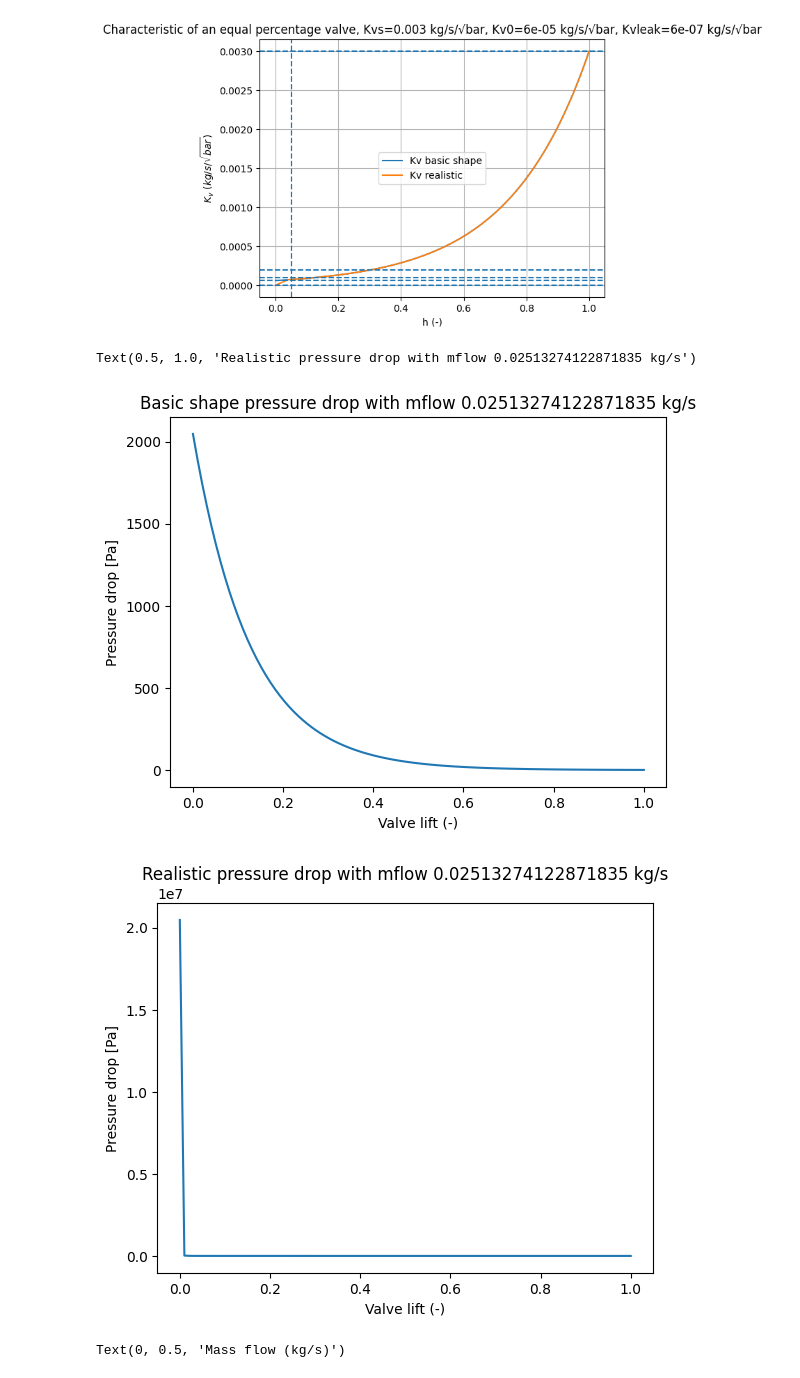
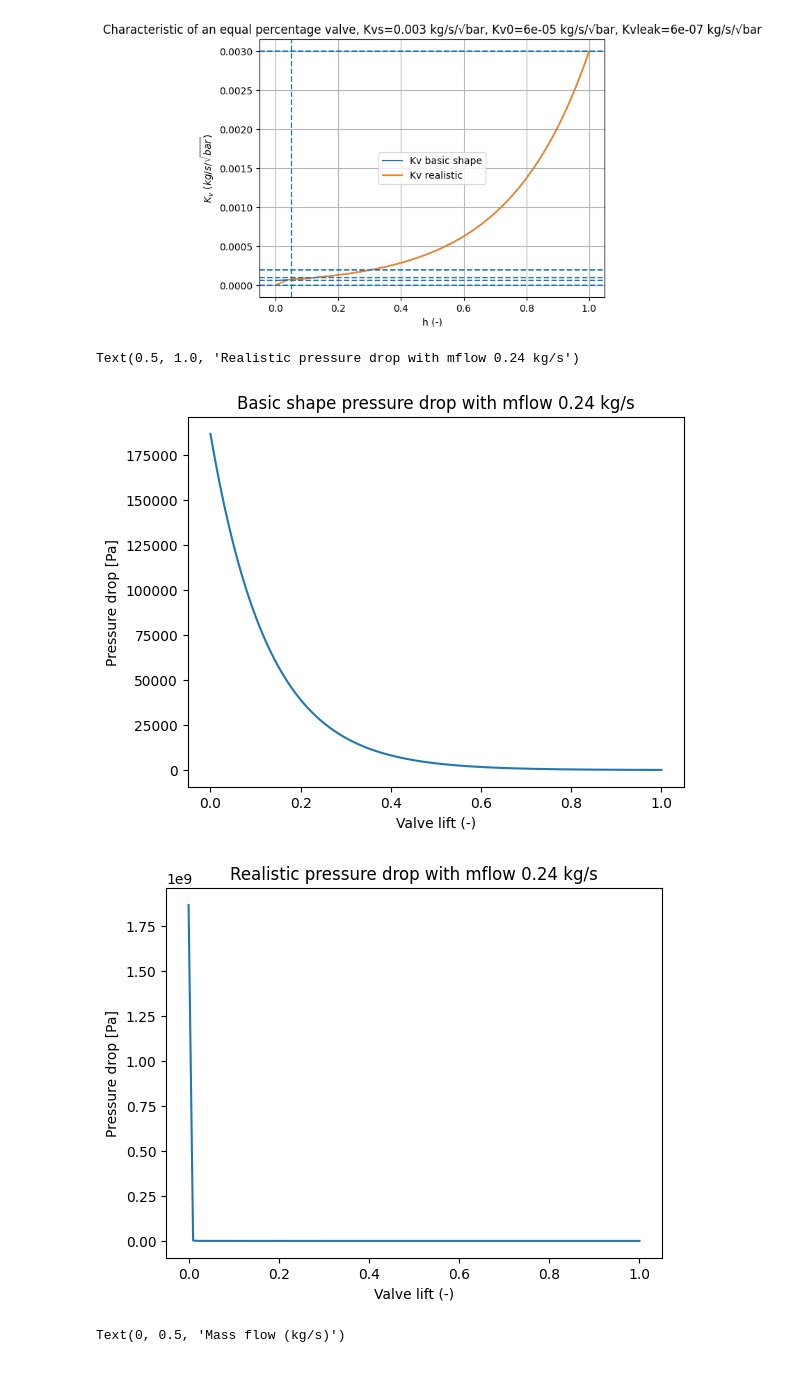
Before and after one commit to Pietervb2/thesis, a Jupyter notebook: obtain_realistic parameters.ipynb, the cells around one changed output. Drawn from its saved outputs; the diff is of its cells as text; code cells hidden in the pictures.

```diff
--- a/obtain_realistic parameters.ipynb
+++ b/obtain_realistic parameters.ipynb
@@ -255,36 +257,36 @@ plt.show()
 # %% [output]
 [figure]
 # %%
-# mflow = 0.24 #kg/s
-mflow = 0.02 * np.pi * 1000 * 0.02**2
+mflow = 0.24 #kg/s
+# mflow = 1 * np.pi * 1000 * 0.02**2
 Kvs = 0.1/3.6
 h_star = 0.05
 
 dp_array_ideal = np.zeros(100)
 dp_array_real = np.zeros(100)
 
 for k in range(len(h_array)):
     Kv_ideal = Kv_ideal_func(h_array[k],Kvs)
     Kv_real = Kv_real_func(h_array[k],Kvs, h_star)
     dp_array_ideal[k] = (mflow/(Kv_ideal))**2
     dp_array_real[k] = (mflow/(Kv_real))**2
 
 plt.figure()
 plt.plot(h_array,dp_array_ideal)
 plt.xlabel("Valve lift (-)")
 plt.ylabel("Pressure drop [Pa]")
-plt.title(f"Basic shape pressure drop with mflow {mflow} kg/s")
+plt.title(f"Basic shape pressure drop with mflow {round(mflow,4)} kg/s")
 
 plt.figure()
 plt.plot(h_array, dp_array_real)
 plt.xlabel("Valve lift (-)")
 plt.ylabel("Pressure drop [Pa]")
-plt.title(f"Realistic pressure drop with mflow {mflow} kg/s")
+plt.title(f"Kvleak pressure drop with mflow {round(mflow,4)} kg/s")
 # plt.show()
 # %% [output]
-Text(0.5, 1.0, 'Realistic pressure drop with mflow 0.02513274122871835 kg/s')
+Text(0.5, 1.0, 'Realistic pressure drop with mflow 0.24 kg/s')
-[figure, old version]
+[figure, new version]
-[figure, old version]
+[figure, new version]
 # %%
 dp = 1
 mflow_array_real = np.zeros(100)
```
Also changed, not shown: parts of 5 cells of this notebook, 7 other files.
